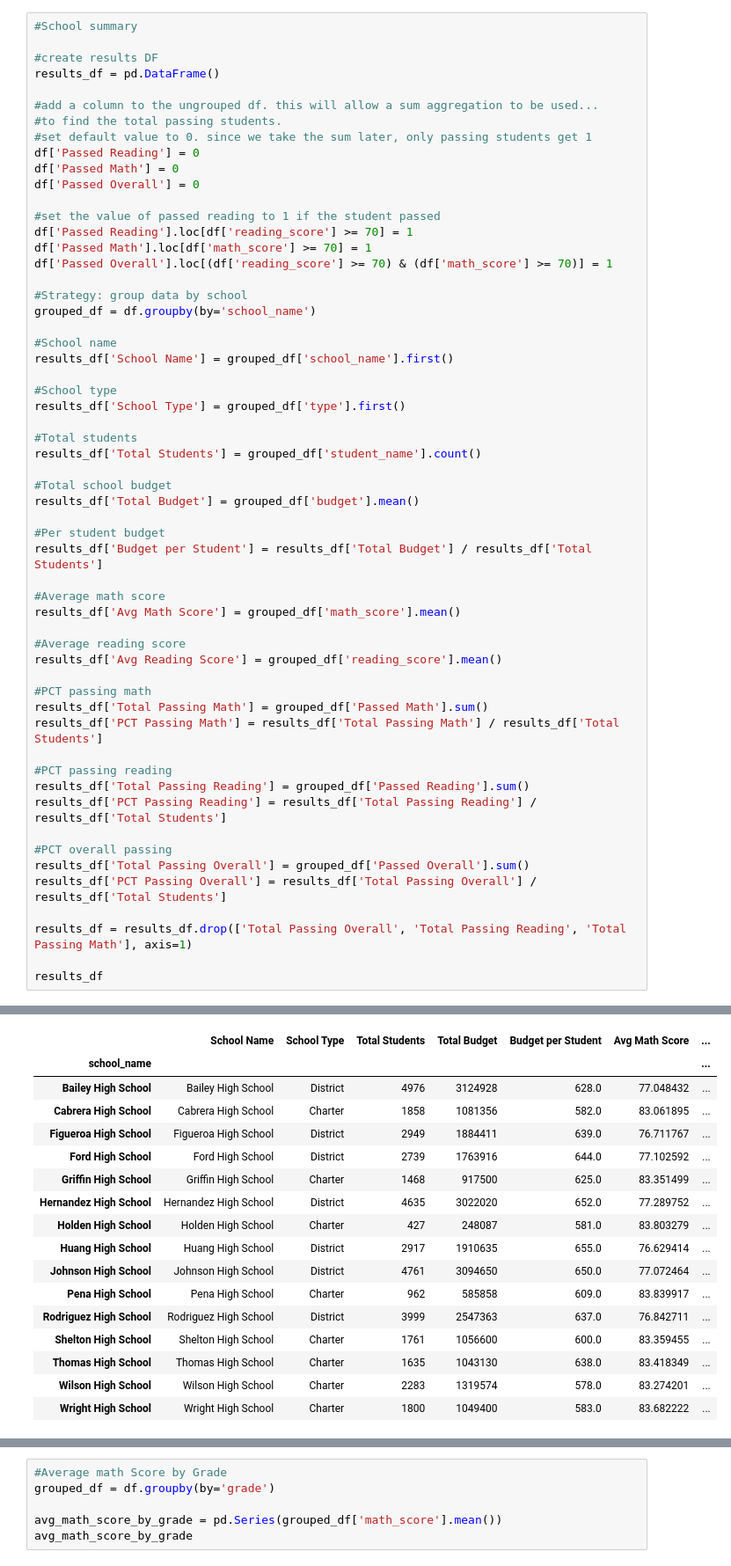
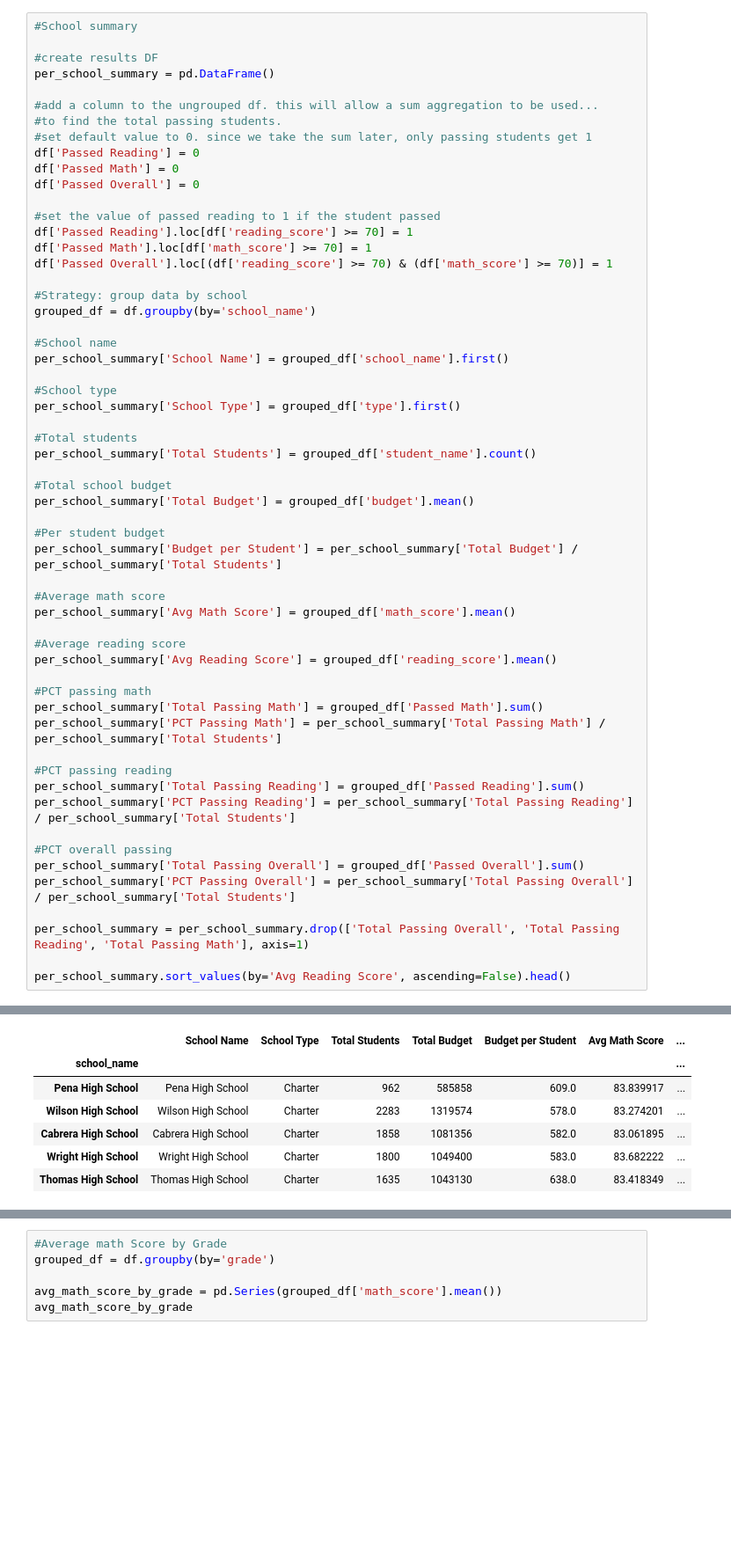
Before and after one commit to nmizzell/pandas-challenge, a Jupyter notebook: PyCitySchools/main.ipynb, the cells around one changed output, grey strips where cells are left out. Shown at 88% size. Saved outputs shown, nothing was run; the diff lists cells and outputs as text; blank space fills up the shorter version.

```diff
--- a/PyCitySchools/main.ipynb
+++ b/PyCitySchools/main.ipynb
@@ -82,7 +101,7 @@ dtype: object
 #School summary
 
 #create results DF
-results_df = pd.DataFrame()
+per_school_summary = pd.DataFrame()
 
 #add a column to the ungrouped df. this will allow a sum aggregation to be used...
 #to find the total passing students.
@@ -100,39 +119,39 @@ df['Passed Overall'].loc[(df['reading_score'] >= 70) & (df['math_score'] >= 70)]
 grouped_df = df.groupby(by='school_name')
 
 #School name
-results_df['School Name'] = grouped_df['school_name'].first()
+per_school_summary['School Name'] = grouped_df['school_name'].first()
 
 #School type
-results_df['School Type'] = grouped_df['type'].first()
+per_school_summary['School Type'] = grouped_df['type'].first()
 
 #Total students
-results_df['Total Students'] = grouped_df['student_name'].count()
+per_school_summary['Total Students'] = grouped_df['student_name'].count()
 
 #Total school budget
-results_df['Total Budget'] = grouped_df['budget'].mean()
+per_school_summary['Total Budget'] = grouped_df['budget'].mean()
 
 #Per student budget
-results_df['Budget per Student'] = results_df['Total Budget'] / results_df['Total Students']
+per_school_summary['Budget per Student'] = per_school_summary['Total Budget'] / per_school_summary['Total Students']
 
 #Average math score
-results_df['Avg Math Score'] = grouped_df['math_score'].mean()
+per_school_summary['Avg Math Score'] = grouped_df['math_score'].mean()
 
 #Average reading score
-results_df['Avg Reading Score'] = grouped_df['reading_score'].mean()
+per_school_summary['Avg Reading Score'] = grouped_df['reading_score'].mean()
 
 #PCT passing math
-results_df['Total Passing Math'] = grouped_df['Passed Math'].sum()
-results_df['PCT Passing Math'] = results_df['Total Passing Math'] / results_df['Total Students']
+per_school_summary['Total Passing Math'] = grouped_df['Passed Math'].sum()
+per_school_summary['PCT Passing Math'] = per_school_summary['Total Passing Math'] / per_school_summary['Total Students']
 
 #PCT passing reading
-results_df['Total Passing Reading'] = grouped_df['Passed Reading'].sum()
-results_df['PCT Passing Reading'] = results_df['Total Passing Reading'] / results_df['Total Students']
+per_school_summary['Total Passing Reading'] = grouped_df['Passed Reading'].sum()
+per_school_summary['PCT Passing Reading'] = per_school_summary['Total Passing Reading'] / per_school_summary['Total Students']
 
 #PCT overall passing
-results_df['Total Passing Overall'] = grouped_df['Passed Overall'].sum()
-results_df['PCT Passing Overall'] = results_df['Total Passing Overall'] / results_df['Total Students']
+per_school_summary['Total Passing Overall'] = grouped_df['Passed Overall'].sum()
+per_school_summary['PCT Passing Overall'] = per_school_summary['Total Passing Overall'] / per_school_summary['Total Students']
 
-results_df = results_df.drop(['Total Passing Overall', 'Total Passing Reading', 'Total Passing Math'], axis=1)
+per_school_summary = per_school_summary.drop(['Total Passing Overall', 'Total Passing Reading', 'Total Passing Math'], axis=1)
 
-results_df
+per_school_summary.sort_values(by='Avg Reading Score', ascending=False).head()
 # %% [output]
@@ -151,19 +158,9 @@ See the caveats in the documentation: https://pandas.pydata.org/pandas-docs/stab
 |  | School Name | School Type | Total Students | Total Budget | Budget per Student | Avg Math Score | ... |
 | school_name |  |  |  |  |  |  | ... |
-| Bailey High School | Bailey High School | District | 4976 | 3124928 | 628.0 | 77.048432 | ... |
+| Pena High School | Pena High School | Charter | 962 | 585858 | 609.0 | 83.839917 | ... |
+| Wilson High School | Wilson High School | Charter | 2283 | 1319574 | 578.0 | 83.274201 | ... |
 | Cabrera High School | Cabrera High School | Charter | 1858 | 1081356 | 582.0 | 83.061895 | ... |
-| Figueroa High School | Figueroa High School | District | 2949 | 1884411 | 639.0 | 76.711767 | ... |
-| Ford High School | Ford High School | District | 2739 | 1763916 | 644.0 | 77.102592 | ... |
-| Griffin High School | Griffin High School | Charter | 1468 | 917500 | 625.0 | 83.351499 | ... |
-| Hernandez High School | Hernandez High School | District | 4635 | 3022020 | 652.0 | 77.289752 | ... |
-| Holden High School | Holden High School | Charter | 427 | 248087 | 581.0 | 83.803279 | ... |
-| Huang High School | Huang High School | District | 2917 | 1910635 | 655.0 | 76.629414 | ... |
-| Johnson High School | Johnson High School | District | 4761 | 3094650 | 650.0 | 77.072464 | ... |
-| Pena High School | Pena High School | Charter | 962 | 585858 | 609.0 | 83.839917 | ... |
-| Rodriguez High School | Rodriguez High School | District | 3999 | 2547363 | 637.0 | 76.842711 | ... |
-| Shelton High School | Shelton High School | Charter | 1761 | 1056600 | 600.0 | 83.359455 | ... |
+| Wright High School | Wright High School | Charter | 1800 | 1049400 | 583.0 | 83.682222 | ... |
 | Thomas High School | Thomas High School | Charter | 1635 | 1043130 | 638.0 | 83.418349 | ... |
-| Wilson High School | Wilson High School | Charter | 2283 | 1319574 | 578.0 | 83.274201 | ... |
-| Wright High School | Wright High School | Charter | 1800 | 1049400 | 583.0 | 83.682222 | ... |
 # %%
 #Highest performing Schools by PCT overall passing
```
Also changed, not shown: parts of 14 cells of this notebook.
